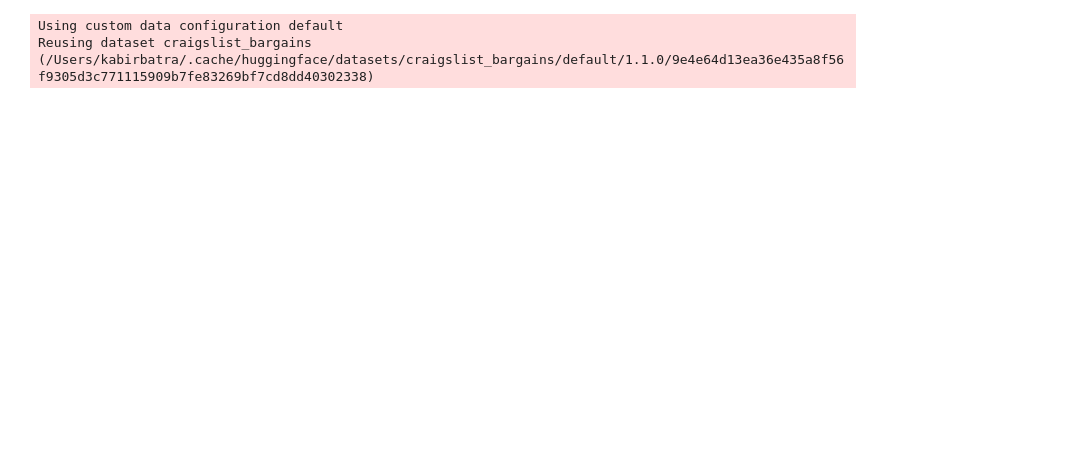
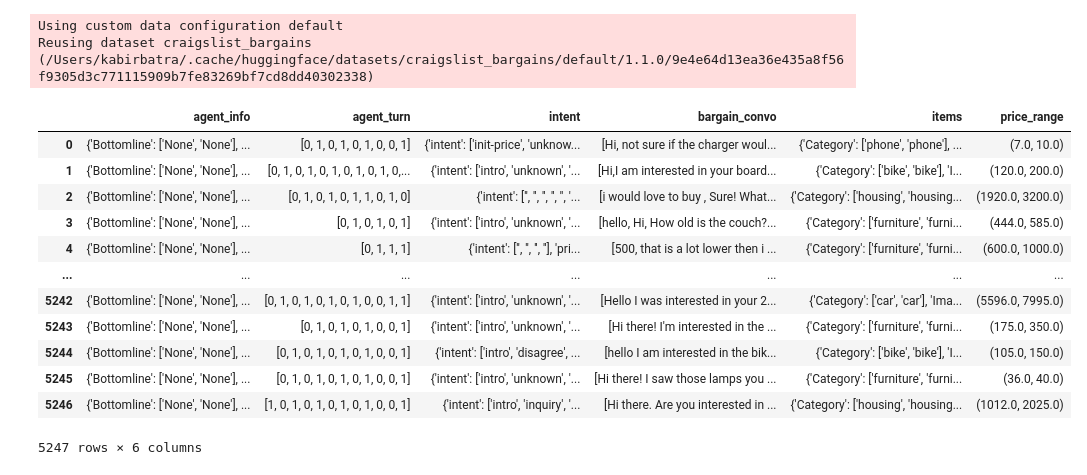
Before and after one commit to NirajNair/Negotiation-Bot, a Jupyter notebook: price_preprocess.ipynb, the cells around one changed output. Cells and saved outputs as stored; diff of their text form; code cells hidden in the pictures; blank space fills up the shorter version.

Commit message:
preprocess data for price prediction

```diff
--- a/price_preprocess.ipynb
+++ b/price_preprocess.ipynb
@@ -23,7 +23,7 @@ for i in intents:
 # %%
-test_ds = load_dataset('craigslist_bargains', split= 'validation')
-test_ds = pd.DataFrame(test_ds)
-test_ds.rename(columns={'utterance':'bargain_convo','dialogue_acts':'intent'}, inplace=True)
+biddingData = load_dataset('craigslist_bargains', split= 'train')
+biddingData = pd.DataFrame(biddingData)
+biddingData.rename(columns={'utterance':'bargain_convo','dialogue_acts':'intent'}, inplace=True)
 # %% [output]
 Using custom data configuration default
 Reusing dataset craigslist_bargains (/Users/kabirbatra/.cache/huggingface/datasets/craigslist_bargains/default/1.1.0/9e4e64d13ea36e435a8f56f9305d3c771115909b7fe83269bf7cd8dd40302338)
@@ -32,8 +30,22 @@ test_ds = test_ds[['intent','agent_turn','agent_info']]
 # %%
 def priceExtraction(value):
     #searching for price-value or price-range in user input text string
-    price = list(map(int, re.findall('(\$\d+)(\-*\d*)', value)))
-    if price:
-        return price[0][0][1:], price[0][1][1:] if price[0][1]!='' else 0
-    else:
-        return 0
+    low,high = map(float, re.findall('[\d\.]+', value))
+    return low,high
+# %%
+biddingData['price_range'] = biddingData['agent_info'].apply(lambda x: priceExtraction(str(x)))
+biddingData
+# %% [output]
+|  | agent_info | agent_turn | intent | bargain_convo | items | price_range |
+| 0 | {'Bottomline': ['None', 'None'], ... | [0, 1, 0, 1, 0, 1, 0, 0, 1] | {'intent': ['init-price', 'unknow... | [Hi, not sure if the charger woul... | {'Category': ['phone', 'phone'], ... | (7.0, 10.0) |
+| 1 | {'Bottomline': ['None', 'None'], ... | [0, 1, 0, 1, 0, 1, 0, 1, 0, 1, 0,... | {'intent': ['intro', 'unknown', '... | [Hi,I am interested in your board... | {'Category': ['bike', 'bike'], 'I... | (120.0, 200.0) |
+| 2 | {'Bottomline': ['None', 'None'], ... | [0, 1, 0, 1, 0, 1, 1, 0, 1, 0] | {'intent': ['', '', '', '', '', '... | [i would love to buy , Sure! What... | {'Category': ['housing', 'housing... | (1920.0, 3200.0) |
+| 3 | {'Bottomline': ['None', 'None'], ... | [0, 1, 0, 1, 0, 1] | {'intent': ['intro', 'unknown', '... | [hello, Hi, How old is the couch?... | {'Category': ['furniture', 'furni... | (444.0, 585.0) |
+| 4 | {'Bottomline': ['None', 'None'], ... | [0, 1, 1, 1] | {'intent': ['', '', '', ''], 'pri... | [500, that is a lot lower then i ... | {'Category': ['furniture', 'furni... | (600.0, 1000.0) |
+| ... | ... | ... | ... | ... | ... | ... |
+| 5242 | {'Bottomline': ['None', 'None'], ... | [0, 1, 0, 1, 0, 1, 0, 1, 0, 0, 1, 1] | {'intent': ['intro', 'unknown', '... | [Hello I was interested in your 2... | {'Category': ['car', 'car'], 'Ima... | (5596.0, 7995.0) |
+| 5243 | {'Bottomline': ['None', 'None'], ... | [0, 1, 0, 1, 0, 1, 0, 0, 1] | {'intent': ['intro', 'unknown', '... | [Hi there! I'm interested in the ... | {'Category': ['furniture', 'furni... | (175.0, 350.0) |
+| 5244 | {'Bottomline': ['None', 'None'], ... | [0, 1, 0, 1, 0, 1, 0, 1, 0, 0, 1] | {'intent': ['intro', 'disagree', ... | [hello I am interested in the bik... | {'Category': ['bike', 'bike'], 'I... | (105.0, 150.0) |
+| 5245 | {'Bottomline': ['None', 'None'], ... | [0, 1, 0, 1, 0, 1, 0, 1, 0, 0, 1] | {'intent': ['intro', 'unknown', '... | [Hi there! I saw those lamps you ... | {'Category': ['furniture', 'furni... | (36.0, 40.0) |
+| 5246 | {'Bottomline': ['None', 'None'], ... | [1, 0, 1, 0, 1, 0, 1, 0, 1, 0, 0, 1] | {'intent': ['intro', 'inquiry', '... | [Hi there. Are you interested in ... | {'Category': ['housing', 'housing... | (1012.0, 2025.0) |
+5247 rows × 6 columns
```
Also changed, not shown: parts of 15 cells of this notebook.
